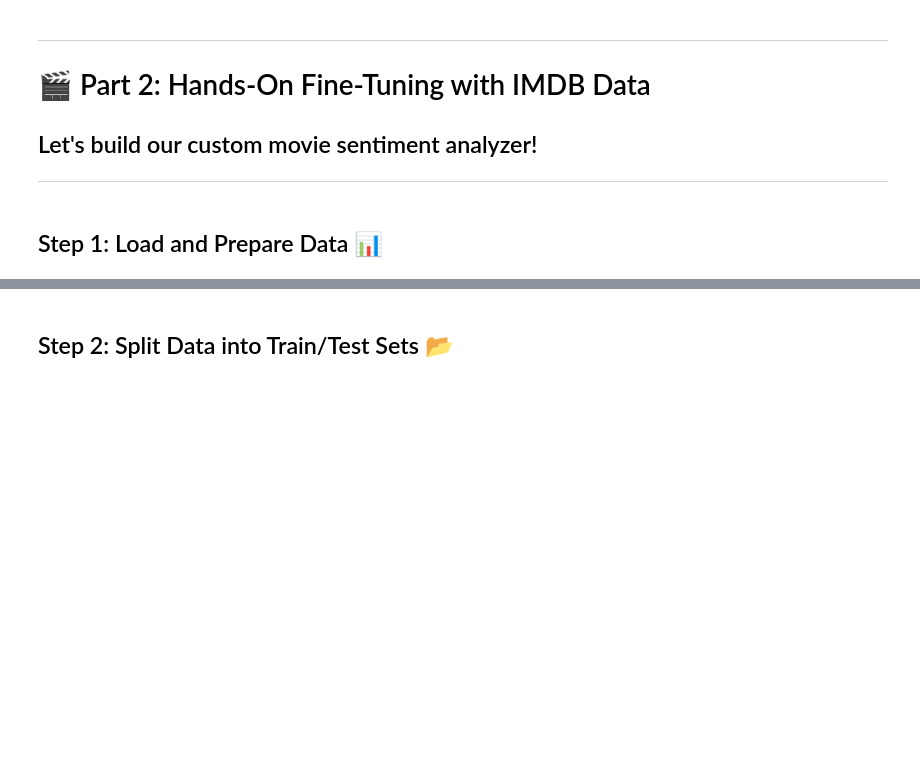
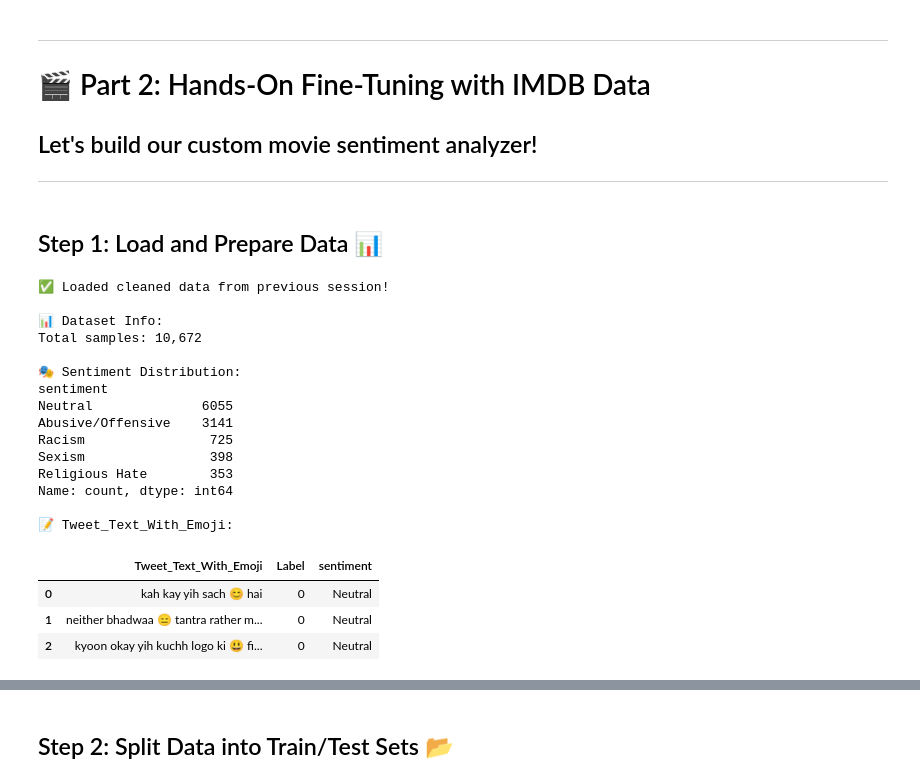
Before and after one commit to jokefun022/First-Project, a Jupyter notebook: Fine_Tuning.ipynb, the cells around one changed output, grey strips where cells are left out. Cells and saved outputs as stored; diff of their text form; code cells hidden in the pictures; blank space fills up the shorter version.

```diff
--- a/Fine_Tuning.ipynb
+++ b/Fine_Tuning.ipynb
@@ -149,39 +149,62 @@ print("\n✅ Ready for fine-tuning!")
 # Load the cleaned data from previous session
 try:
     # Try to load cleaned data first
-    df = pd.read_csv('/content/IMDB_cleaned.csv')
+    df = pd.read_csv('/content/Complete Data With Emoji.csv')
     print("✅ Loaded cleaned data from previous session!")
-    text_column = 'cleaned_review'
+    text_column = 'Tweet_Text_With_Emoji'
+    # Rename the column for consistency
+    df = df.rename(columns={'Sentiment Analysis': 'sentiment'})
 except:
     try:
         # If no cleaned data, load original
         df = pd.read_csv('/content/IMDB Dataset.csv')
         print("📝 Loaded original IMDB data")
-        text_column = 'review'
+        text_column = 'Label'
     except:
         # Create sample data for demonstration
         print("⚠️ Creating sample data for demonstration...")
         sample_data = [
             ("This movie was absolutely fantastic! Best film ever!", "positive"),
             ("Terrible movie. Complete waste of time.", "negative"),
             ("Amazing cinematography and great acting throughout.", "positive"),
             ("Boring plot and poor character development.", "negative"),
             ("One of the best movies I have ever seen!", "positive"),
             ("I fell asleep halfway through. So boring.", "negative"),
             ("Brilliant storytelling and excellent direction.", "positive"),
             ("Worst movie of the year. Don't watch it.", "negative"),
         ] * 50  # Repeat to have more samples
 
-        df = pd.DataFrame(sample_data, columns=['review', 'sentiment'])
-        text_column = 'review'
+        df = pd.DataFrame(sample_data, columns=['Tweet_Text_With_Emoji', 'sentiment'])
+        text_column = 'Tweet_Text_With_Emoji'
+
 
 # Display data info
 print(f"\n📊 Dataset Info:")
 print(f"Total samples: {len(df):,}")
 print(f"\n🎭 Sentiment Distribution:")
 print(df['sentiment'].value_counts())
-print(f"\n📝 Sample reviews:")
+print(f"\n📝 Tweet_Text_With_Emoji:")
 df.head(3)
+# %% [output]
+✅ Loaded cleaned data from previous session!
+
+📊 Dataset Info:
+Total samples: 10,672
+
+🎭 Sentiment Distribution:
+sentiment
+Neutral              6055
+Abusive/Offensive    3141
+Racism                725
+Sexism                398
+Religious Hate        353
+Name: count, dtype: int64
+
+📝 Tweet_Text_With_Emoji:
+|  | Tweet_Text_With_Emoji | Label | sentiment |
+| 0 | kah kay yih sach 😊 hai | 0 | Neutral |
+| 1 | neither bhadwaa 😑 tantra rather m... | 0 | Neutral |
+| 2 | kyoon okay yih kuchh logo ki 😃 fi... | 0 | Neutral |
 # %%
 # Prepare data for fine-tuning
 # Convert sentiment to numerical labels
```
Also changed, not shown: parts of 8 cells of this notebook.
